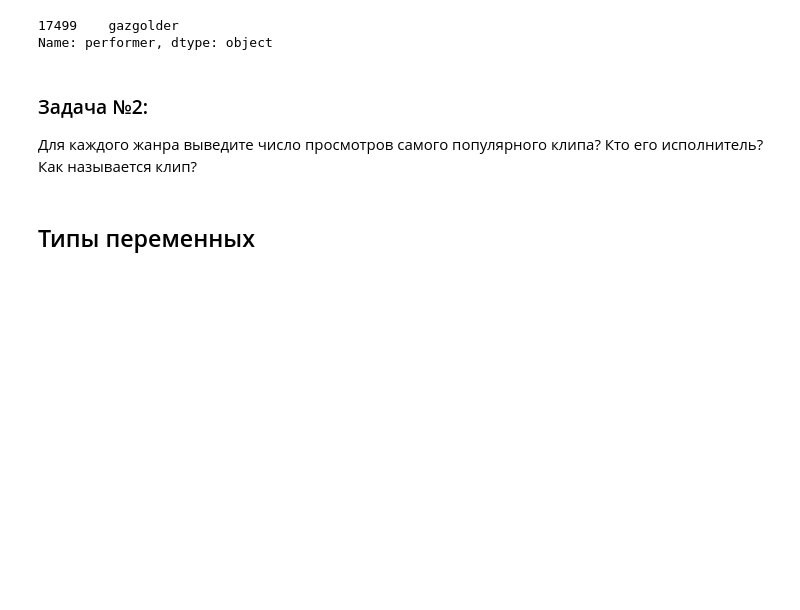
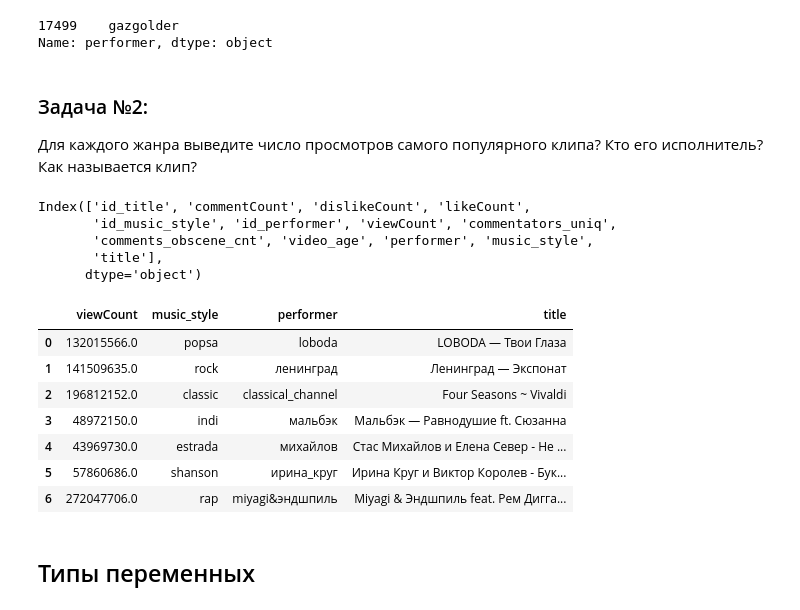
Before and after one commit to AnastasiyaMax/MLDS_python_course_fall22, a Jupyter notebook: week_5-6_pandas/pandas_advanced.ipynb, the cells around one changed output. Drawn from its saved outputs; the diff is of its cells as text; code cells hidden in the pictures; blank space fills up the shorter version.

```diff
--- a/week_5-6_pandas/pandas_advanced.ipynb
+++ b/week_5-6_pandas/pandas_advanced.ipynb
@@ -179,7 +185,31 @@ Name: performer, dtype: object
 
 Для каждого жанра выведите число просмотров самого популярного клипа? Кто его исполнитель? Как называется клип?
 # %%
-## Ваш код
+merged_df = pd.merge(merged_df, df_genre, on='id_music_style', how='left')
+# %%
+merged_df = pd.merge(merged_df, df_title, on='id_title', how='left')
+# %%
+merged_df.columns
+# %% [output]
+Index(['id_title', 'commentCount', 'dislikeCount', 'likeCount',
+       'id_music_style', 'id_performer', 'viewCount', 'commentators_uniq',
+       'comments_obscene_cnt', 'video_age', 'performer', 'music_style',
+       'title'],
+      dtype='object')
+# %%
+gr = merged_df.groupby('music_style')[['viewCount']].max().reset_index()
+# %%
+pd.merge(merged_df, gr, on=['music_style', 'viewCount'], how='inner')\
+[['viewCount', 'music_style', 'performer', 'title']]
+# %% [output]
+|  | viewCount | music_style | performer | title |
+| 0 | 132015566.0 | popsa | loboda | LOBODA — Твои Глаза |
+| 1 | 141509635.0 | rock | ленинград | Ленинград — Экспонат |
+| 2 | 196812152.0 | classic | classical_channel | Four Seasons ~ Vivaldi |
+| 3 | 48972150.0 | indi | мальбэк | Мальбэк — Равнодушие ft. Сюзанна |
+| 4 | 43969730.0 | estrada | михайлов | Стас Михайлов и Елена Север - Не ... |
+| 5 | 57860686.0 | shanson | ирина_круг | Ирина Круг и Виктор Королев - Бук... |
+| 6 | 272047706.0 | rap | miyagi&эндшпиль | Miyagi & Эндшпиль feat. Рем Дигга... |
 # %% [markdown]
 ## Типы переменных
 # %% [markdown]
```
Also changed, not shown: parts of 15 cells of this notebook.
